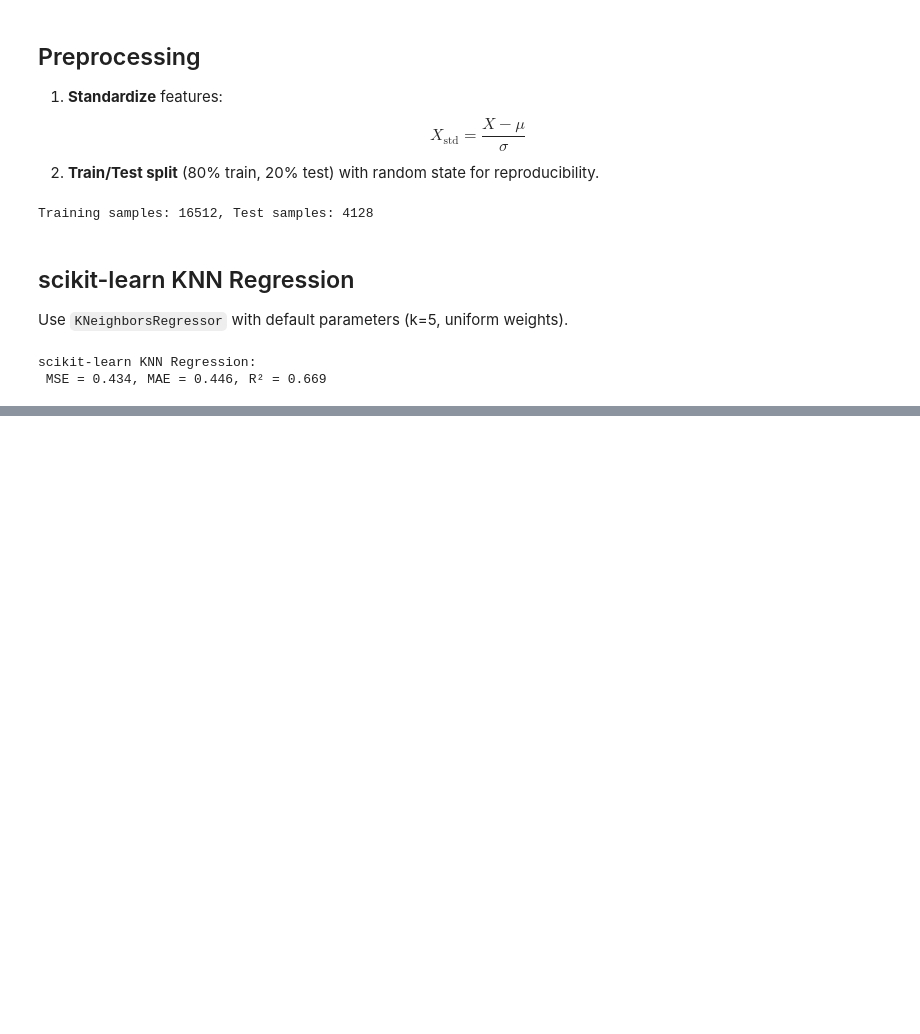
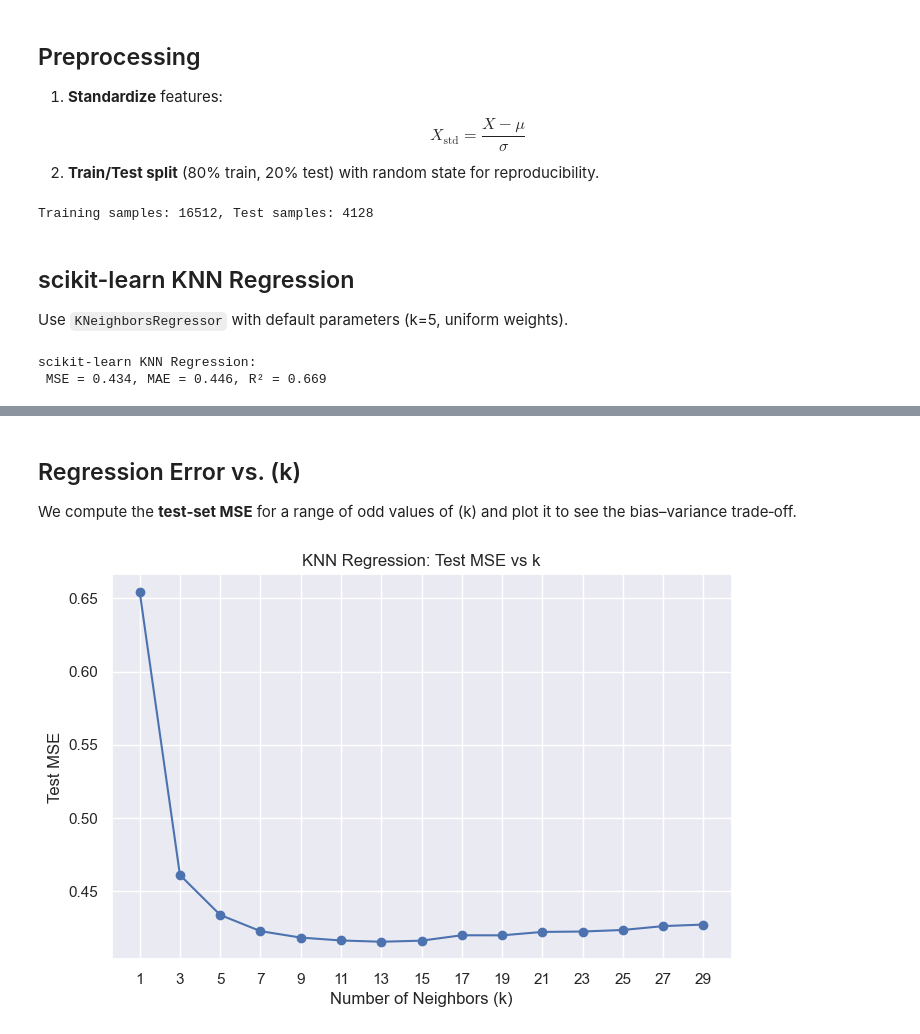
Before and after one commit to t0dd26/CMOR438-Spring-2025, a Jupyter notebook: Supervised ML/Regression/KNN Regression.ipynb, the cells around one changed output, grey strips where cells are left out. Drawn from its saved outputs; the diff is of its cells as text; code cells hidden in the pictures; blank space fills up the shorter version.

```diff
--- a/Supervised ML/Regression/KNN Regression.ipynb
+++ b/Supervised ML/Regression/KNN Regression.ipynb
@@ -115,0 +181,24 @@ scikit-learn KNN Regression:
+# %% [markdown]
+## Regression Error vs. \(k\)
+
+We compute the **test‐set MSE** for a range of odd values of \(k\) and plot it to see the bias–variance trade‐off.
+# %%
+ks = list(range(1, 31, 2))
+mse_scores = []
+
+for k in ks:
+    model = KNeighborsRegressor(n_neighbors=k, weights='uniform')
+    model.fit(X_train, y_train)
+    y_pred_k = model.predict(X_test)
+    mse_scores.append(mean_squared_error(y_test, y_pred_k))
+
+plt.figure(figsize=(8,5))
+plt.plot(ks, mse_scores, marker='o')
+plt.xlabel('Number of Neighbors (k)')
+plt.ylabel('Test MSE')
+plt.title('KNN Regression: Test MSE vs k')
+plt.xticks(ks)
+plt.grid(True)
+plt.show()
+# %% [output]
+[figure, added]
```
Also changed, not shown: parts of 7 cells of this notebook.
